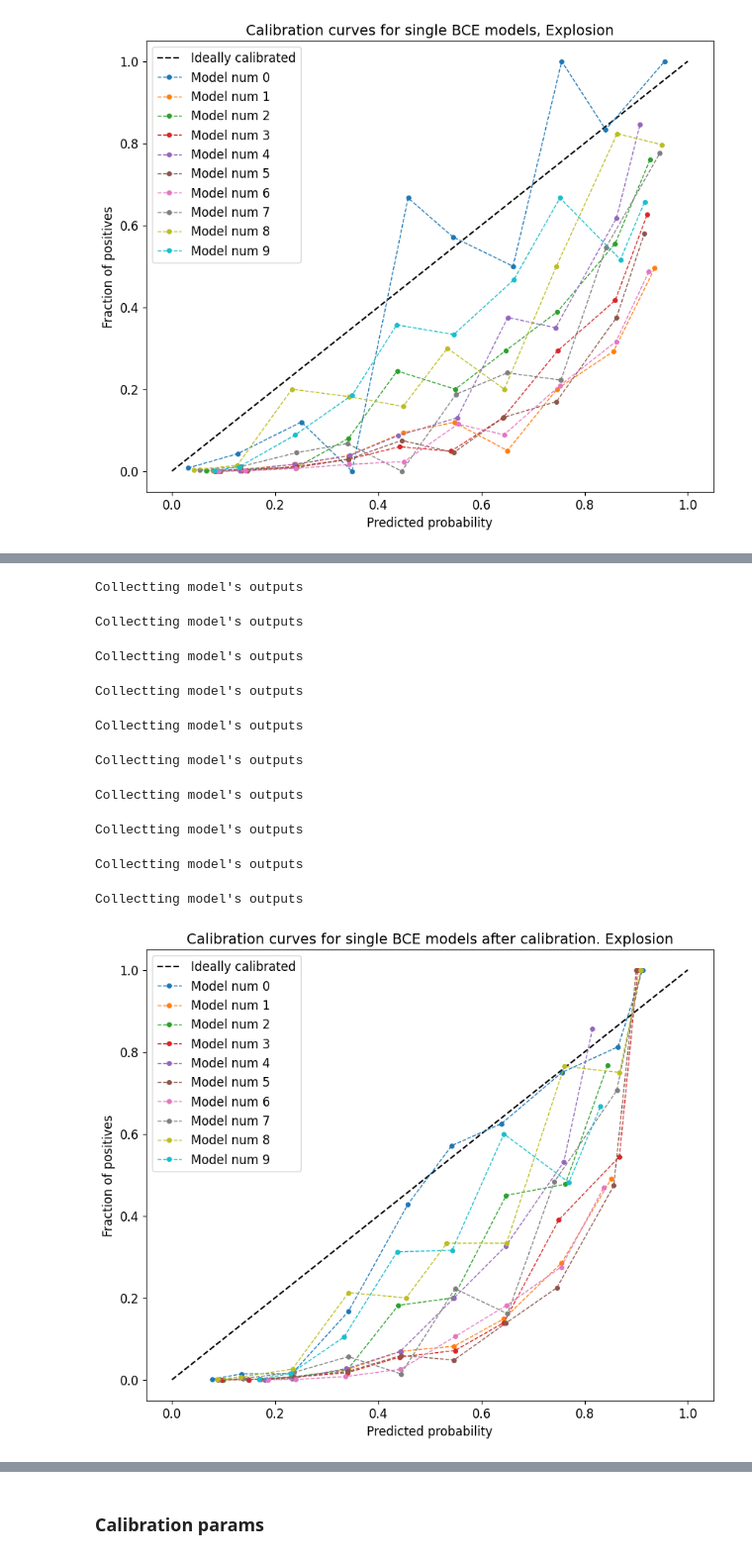
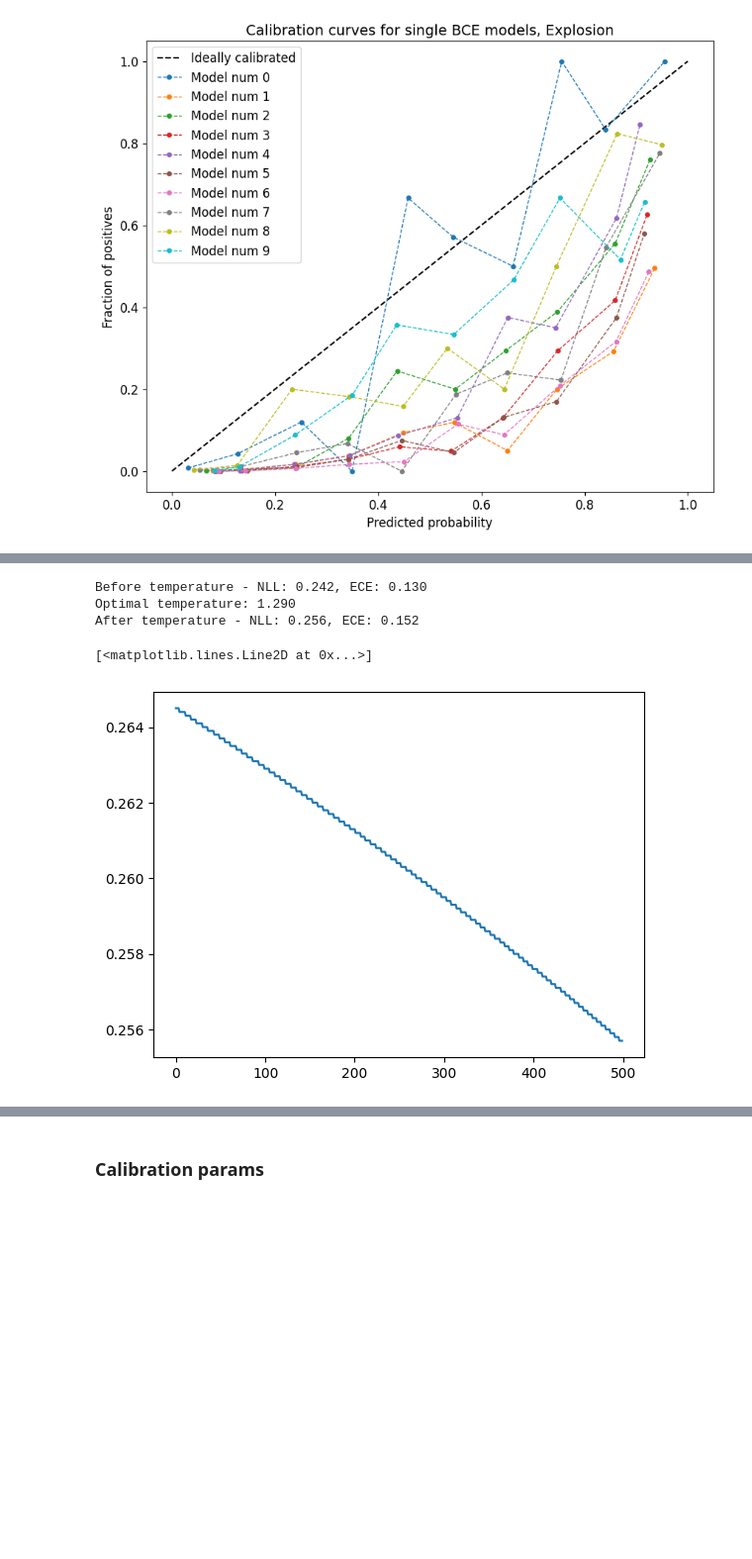
Before and after one commit to stalex2902/uncertainty-aware-cpd, a Jupyter notebook: notebooks/calibration.ipynb, the cells around one changed output, grey strips where cells are left out. Shown at 99% size. Cells and saved outputs as stored; diff of their text form; code cells hidden in the pictures; blank space fills up the shorter version.

```diff
--- a/notebooks/calibration.ipynb
+++ b/notebooks/calibration.ipynb
@@ -653,18 +670,22 @@ After temperature - NLL: 0.270, ECE: 0.166
-# %%
-title = "Calibration curves for single BCE models after calibration. Explosion"
-
-plot_calibration_curves(
-    ens_bce.models_list, test_dataloader, title=title, device="cuda", verbose=True
-)
-# %% [output]
-Collectting model's outputs
-Collectting model's outputs
-Collectting model's outputs
-Collectting model's outputs
-Collectting model's outputs
-Collectting model's outputs
-Collectting model's outputs
-Collectting model's outputs
-Collectting model's outputs
-Collectting model's outputs
-[figure, removed]
+# %%
+preprocessor = ens_bce.models_list[0].extractor
+core_model = ens_bce.models_list[0].model
+
+_, loss_history = calibrate_single_model(
+    core_model,
+    test_dataloader,
+    preprocessor,
+    lr=1e-2,
+    max_iter=500,
+    verbose=True,
+    device="cuda:1",
+    return_loss=True,
+)
+
+plt.plot(loss_history)
+# %% [output]
+Before temperature - NLL: 0.242, ECE: 0.130
+Optimal temperature: 1.290
+After temperature - NLL: 0.256, ECE: 0.152
+[<matplotlib.lines.Line2D at 0x...>]
+[figure, added]
```
Also changed, not shown: parts of 50 cells of this notebook, 15 other files.
